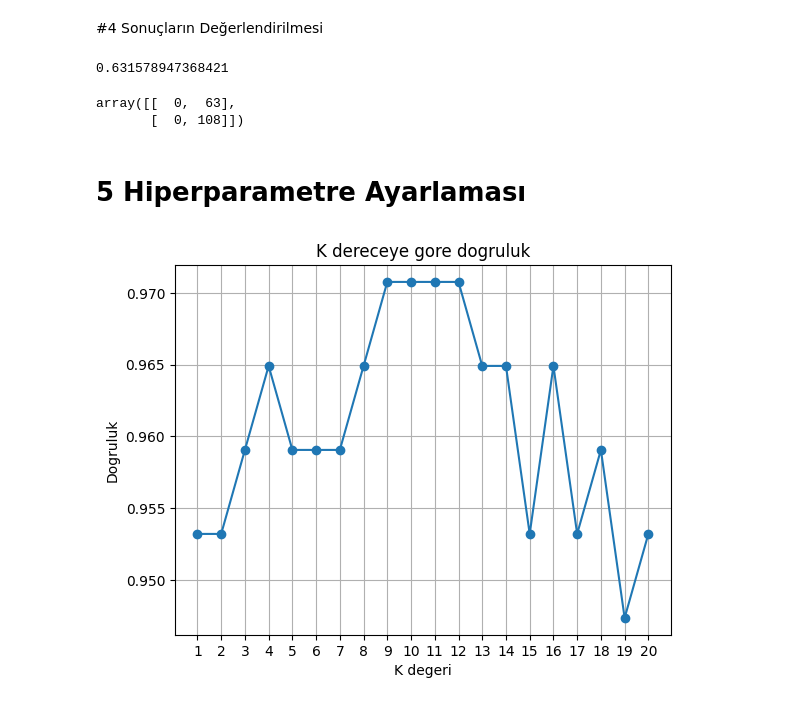
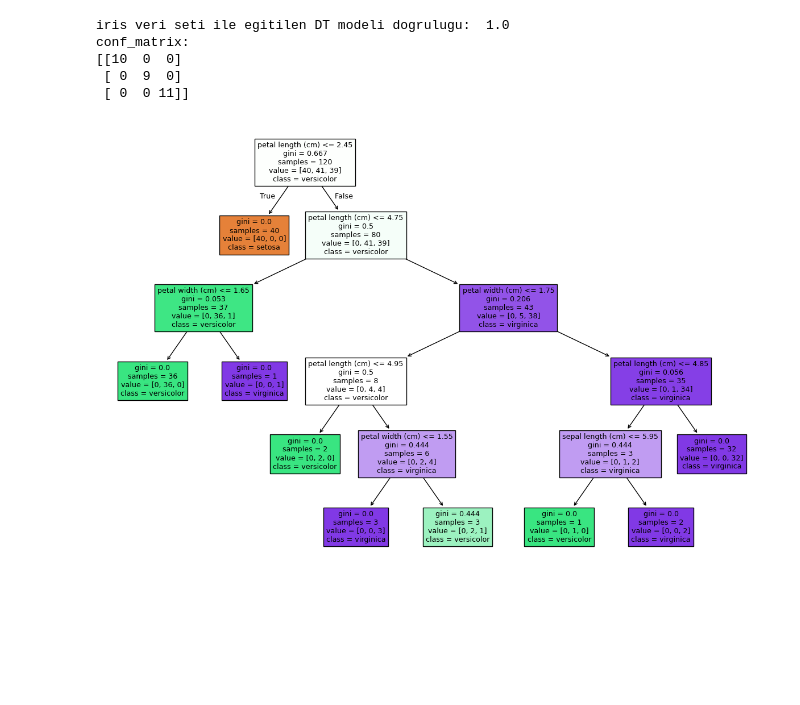
Before and after one commit to musa-fe/ML_Pratikleri, a Jupyter notebook: Decision_Tree/2_1_Decision_Tree.ipynb, the cells around one changed output. Cells and saved outputs as stored; diff of their text form; code cells hidden in the pictures; blank space fills up the shorter version.

Commit message:
Colab kullanılarak oluşturuldu

```diff
--- a/Decision_Tree/2_1_Decision_Tree.ipynb
+++ b/Decision_Tree/2_1_Decision_Tree.ipynb
@@ -38,38 +8,32 @@ X_test = scaler.transform(X_test)
-# %% [markdown]
-#4 Sonuçların Değerlendirilmesi
-# %%
-y_pred = knn.predict(X_test)
-accuracy = accuracy_score(y_test, y_pred)
-accuracy
-# %% [output]
-0.631578947368421
-# %%
-confusion_matrix = confusion_matrix(y_test, y_pred)
-confusion_matrix
-# %% [output]
-array([[  0,  63],
-       [  0, 108]])
-# %% [markdown]
-# 5 Hiperparametre Ayarlaması
-# %%
-accuracy_values = []  # Doğruluk değerlerini tutacak liste
-k_values = []  # K değeri (k-Nearest Neighbors) için list
-
-for k in range(1, 21):  # 1'den 20'ye kadar olan K değerleri için döngü
-    knn = KNeighborsClassifier(n_neighbors=k)  # KNN sınıflandırıcısı oluştur
-    knn.fit(X_train, y_train)  # Modeli eğitim verisi ile eğit
-    y_pred = knn.predict(X_test)  # Test verisi ile tahmin yap
-    accuracy = accuracy_score(y_test, y_pred)  # Tahmin doğruluğunu ölç
-    accuracy_values.append(accuracy)  # Doğruluk değerlerini listeye ekle
-    k_values.append(k)  # K değerini listeye ekle
-
-# Sonuçları görselleştir
-plt.figure()  # Yeni bir figür oluştur
-plt.plot(k_values, accuracy_values, marker="o", linestyle="-")  # K ve doğru oranlarını çiz
-plt.title("K dereceye gore dogruluk")  # Grafik başlığı
-plt.xlabel("K degeri")  # X ekseni etiketi
-plt.ylabel("Dogruluk")  # Y ekseni etiketi
-plt.xticks(k_values)  # X ekseninde K değerleri göster
-plt.grid(True)  # ızgara çizgileri göster
-# %% [output]
-[figure, removed]
+# %%
+# veri seti inceleme
+iris = load_iris()
+
+X = iris.data
+y = iris.target
+
+X_train, X_test, y_train, y_test = train_test_split(X, y, test_size = 0.2, random_state = 42)
+
+# DT modeli olustur ve train et
+tree_clf = DecisionTreeClassifier(criterion = "gini", max_depth = 5, random_state = 42)  # criterion="entropy"
+tree_clf.fit(X_train, y_train)
+
+# DT evaluation test
+y_pred = tree_clf.predict(X_test)
+accuracy = accuracy_score(y_test, y_pred)
+print("iris veri seti ile egitilen DT modeli dogrulugu: ", accuracy)
+
+conf_matrix = confusion_matrix(y_test, y_pred)
+print("conf_matrix:")
+print(conf_matrix)
+
+plt.figure(figsize = (15,10))
+plot_tree(tree_clf, filled = True, feature_names = iris.feature_names, class_names = list(iris.target_names))
+plt.show()
+# %% [output]
+iris veri seti ile egitilen DT modeli dogrulugu:  1.0
+conf_matrix:
+[[10  0  0]
+ [ 0  9  0]
+ [ 0  0 11]]
+[figure, added]
```
Also changed, not shown: parts of 9 cells of this notebook.
